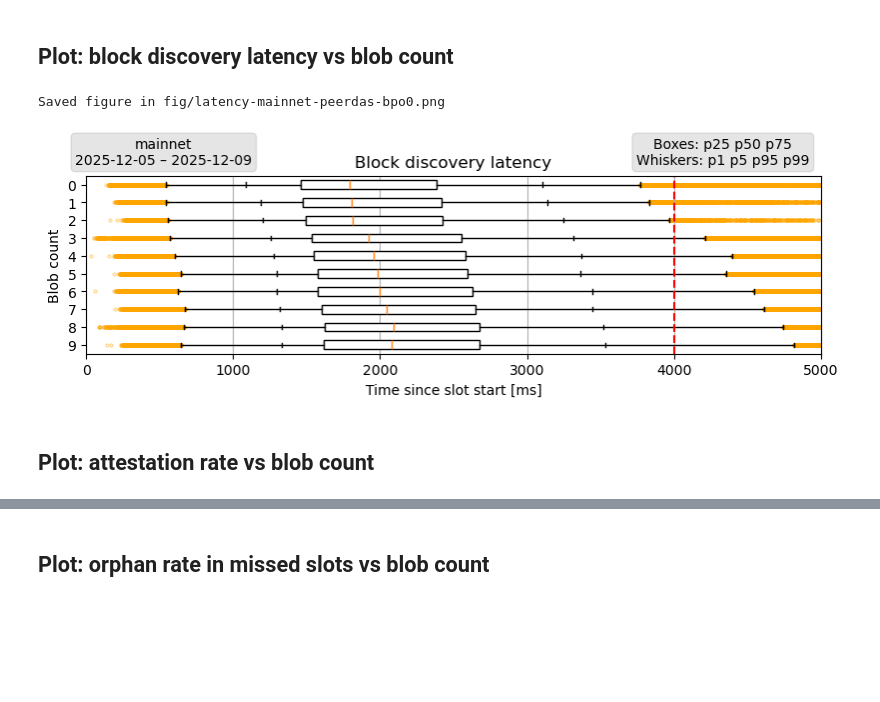
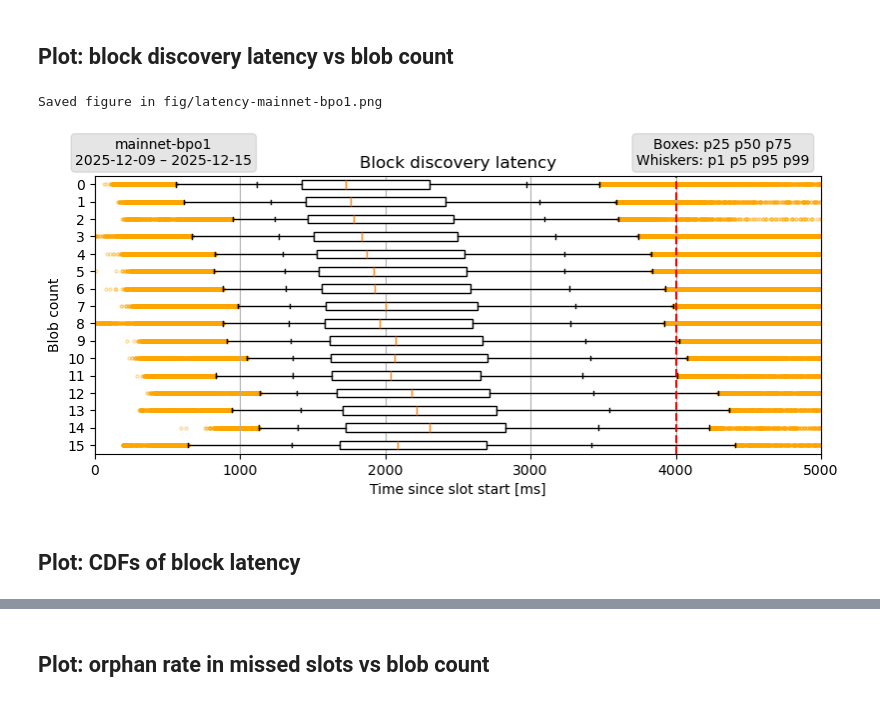
Before and after one commit to chainbound/blob-seeder-data, a Jupyter notebook: xatu_queries_plots.ipynb, the cells around one changed output, grey strips where cells are left out. Drawn from its saved outputs; the diff is of its cells as text; code cells hidden in the pictures; blank space fills up the shorter version.

Commit message:
notebook: add cdf block latency plot     add cdf block latency for mainnet before and after fusaka     simplify cross-datasets reproduction

```diff
--- a/xatu_queries_plots.ipynb
+++ b/xatu_queries_plots.ipynb
@@ -18,14 +18,13 @@ import time
 # %% [markdown]
 ### Utils functions
 # %%
-def addygrid(ax):
-    # Grid y only
-    ax.grid(which='both', axis='x', linestyle='-', zorder=-10)
+def addgrid(ax, axis='both'):
+    ax.grid(which='both', axis=axis, linestyle='-', zorder=-10)
     ax.set_axisbelow(True)
 
 
 def boxplot(ax, data, showDeadline=False):
-    addygrid(ax)
+    addgrid(ax, axis='x')
 
     flierprops = dict(marker='o', zorder=-1, alpha=0.4, markersize=2,
                   markerfacecolor='None', markerfacecoloralt='None', markeredgecolor='orange')
@@ -51,7 +50,7 @@ def addTextBox(x, y, text):
 def addParametersBox(y, showNetwork=True):
     text = f"{QUERY_START_D} – {QUERY_END_D}"
     if showNetwork:
-        text = f"{network}\n{QUERY_START_D} – {QUERY_END_D}"
+        text = f"{SCENARIO}\n{QUERY_START_D} – {QUERY_END_D}"
     addTextBox(0.15, y, text)
 
 
@@ -106,29 +105,23 @@ dotenv.load_dotenv(FILE_CREDENTIALS)
 # Different clickhouse domains for mainnet+testnets vs devnets
 clickhouse_cfg = {}
 clickhouse_cfg['default'] = {
-    'interface': 'https',
     'host': 'clickhouse.xatu.ethpandaops.io',
-    'port': 443,
     'user': os.getenv('XATU_USERNAME'),
     'password': os.getenv('XATU_PASSWORD')
 }
 clickhouse_cfg['cbt'] = {
-    'interface': 'https',
     'host': 'clickhouse-cbt.xatu.ethpandaops.io',
-    'port': 443,
     'user': os.getenv('XATU_USERNAME'),
     'password': os.getenv('XATU_PASSWORD')
 }
 clickhouse_cfg['exp'] = {
-    'interface': 'https',
     'host': 'clickhouse.xatu-experimental.ethpandaops.io',
-    'port': 443,
     'user': os.getenv('XATU_EXPERIMENTAL_USERNAME'),
     'password': os.getenv('XATU_EXPERIMENTAL_PASSWORD')
 }
 
 def printconnect(cfg):
-    client = chc.get_client(**cfg)
+    client = chc.get_client(interface='https', port=443, **cfg)
     print('Connected to ' + cfg['host'])
     return client
 
@@ -730,6 +736,7 @@ network = NETWORKS[0]
 df_latencies = pd.read_parquet(FILE_LATENCIES)
 df_blobs = pd.read_parquet(FILE_BLOBS)
 df = pd.merge(df_latencies, df_blobs, on=['network', 'slot', 'slot_start_date_time', 'block_root'], how='left')
+df = df[ df['network'] == network ]
 df_latencies = None
 df_blobs = None
 #print(df)
@@ -758,35 +765,35 @@ if blobs_max > 30:
     #figsize = (8,15)
     figsize = (8, 7)
     xlim = 8*1000
 
 fig, ax = plt.subplots(1, 1, constrained_layout=True, figsize=figsize)
 
 # Reverse order to have blob 0 at the top
 columns_order = list(range(blobs_min, blobs_max + 1))[::-1]
 boxplot(ax, [data[i] for i in columns_order], showDeadline=True)
 
 ax.set_xlim(0, xlim)
 
 ax.set_xlabel('Time since slot start [ms]')
 ax.set_ylabel('Blob count')
 ax.set_yticklabels(columns_order)
 ax.set_title('Block discovery latency')
 
 # Add the parameters' boxes next to the title
 ytext = {
     'mainnet': 0.995,
     'hoodi': 0.995,
     'sepolia': 0.995,
     'fusaka-devnet-5': 0.997
 }
 addParametersBox(ytext[network])
 addExplainerBox(ytext[network])
 
-saveFig(f"latency-{FILE_SUFFIX}")
+saveFig(f"latency-{SCENARIO}")
 plt.show()
 data = None
 # %% [output]
-Saved figure in fig/latency-mainnet-peerdas-bpo0.png
+Saved figure in fig/latency-mainnet-bpo1.png
-[figure, old version]
+[figure, new version]
 # %% [markdown]
-## Plot: attestation rate vs blob count
+## Plot: CDFs of block latency
```
Also changed, not shown: parts of 12 cells of this notebook.
